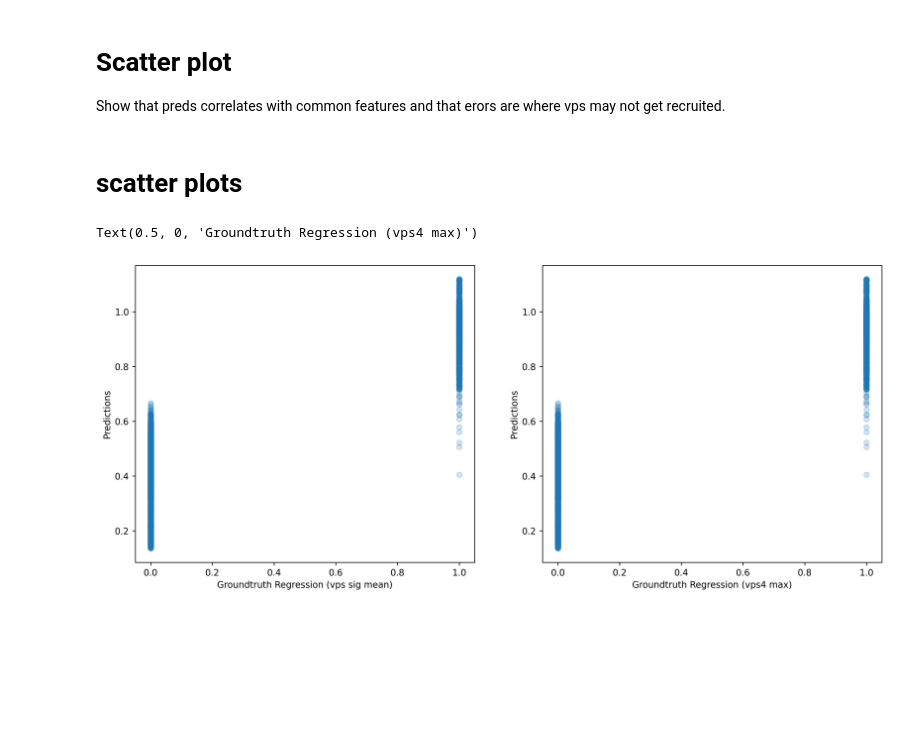
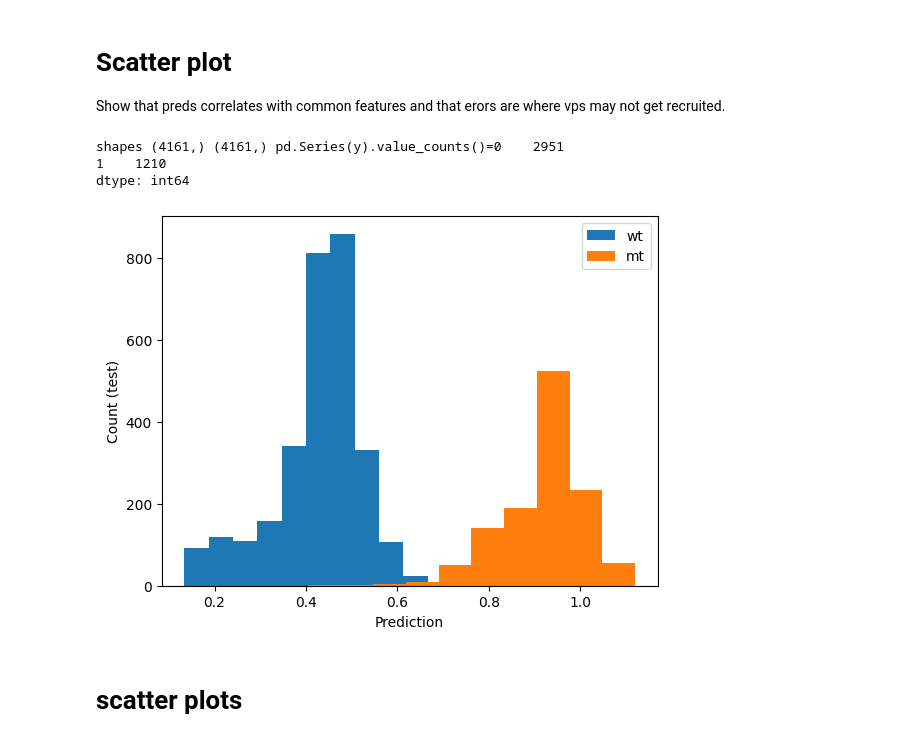
Before and after one commit to Yu-Group/molecular-partner-prediction, a Jupyter notebook: notebooks_snf_differentiate/04_fig4_pred_scatter_plots.ipynb, the cells around one changed output. Cells and saved outputs as stored; diff of their text form; code cells hidden in the pictures; blank space fills up the shorter version.

```diff
--- a/notebooks_snf_differentiate/04_fig4_pred_scatter_plots.ipynb
+++ b/notebooks_snf_differentiate/04_fig4_pred_scatter_plots.ipynb
@@ -188,21 +205,17 @@ plt.hist()
+# %%
+print('shapes', y.shape, preds.shape, f'{pd.Series(y).value_counts()=}')
+# %% [output]
+shapes (4161,) (4161,) pd.Series(y).value_counts()=0    2951
+1    1210
+dtype: int64
+# %%
+plt.hist(preds[y==0], label='wt')
+plt.hist(preds[y==1], label='mt')
+plt.xlabel('Prediction')
+plt.ylabel("Count (test)")
+plt.legend()
+plt.show()
+# %% [output]
+[figure, added]
 # %% [markdown]
 # scatter plots
-# %%
-plt.figure(figsize=(15, 6), dpi=250)
-plt.subplot(121)
-
-ys = df['Y_sig_mean_normalized'].values
-preds_perc = preds # [percentileofscore(ys, score=p) for p in preds]
-plt.plot(ys, preds_perc, 'o', alpha=0.2)
-plt.ylabel('Predictions')
-plt.xlabel('Groundtruth Regression (vps sig mean)')
-
-plt.subplot(122)
-ys = df['Y_max'].values
-preds_perc = preds # [percentileofscore(ys, score=p) for p in preds]
-plt.plot(ys, preds_perc, 'o', alpha=0.2)
-plt.ylabel('Predictions')
-plt.xlabel('Groundtruth Regression (vps4 max)')
-# %% [output]
-Text(0.5, 0, 'Groundtruth Regression (vps4 max)')
-[figure, removed]
```
Also changed, not shown: parts of 8 cells of this notebook, 4 other files.
